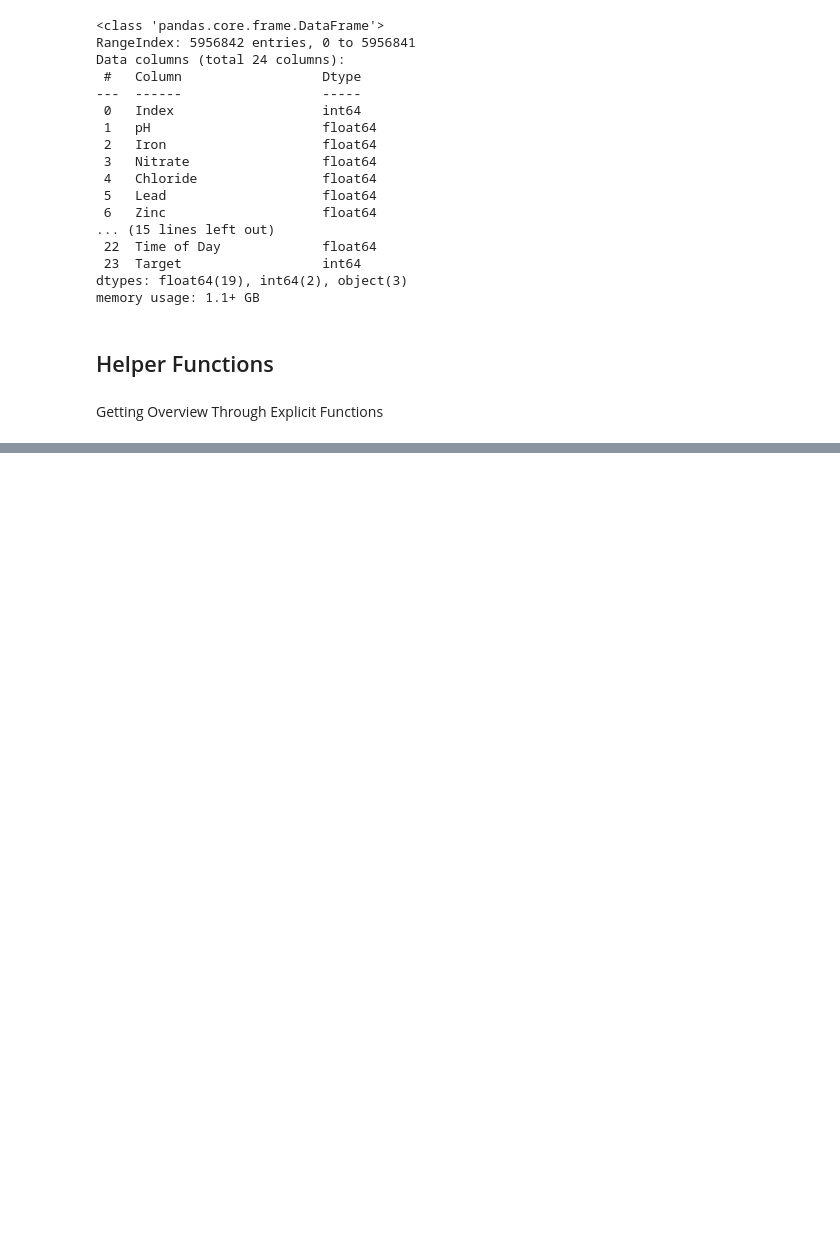
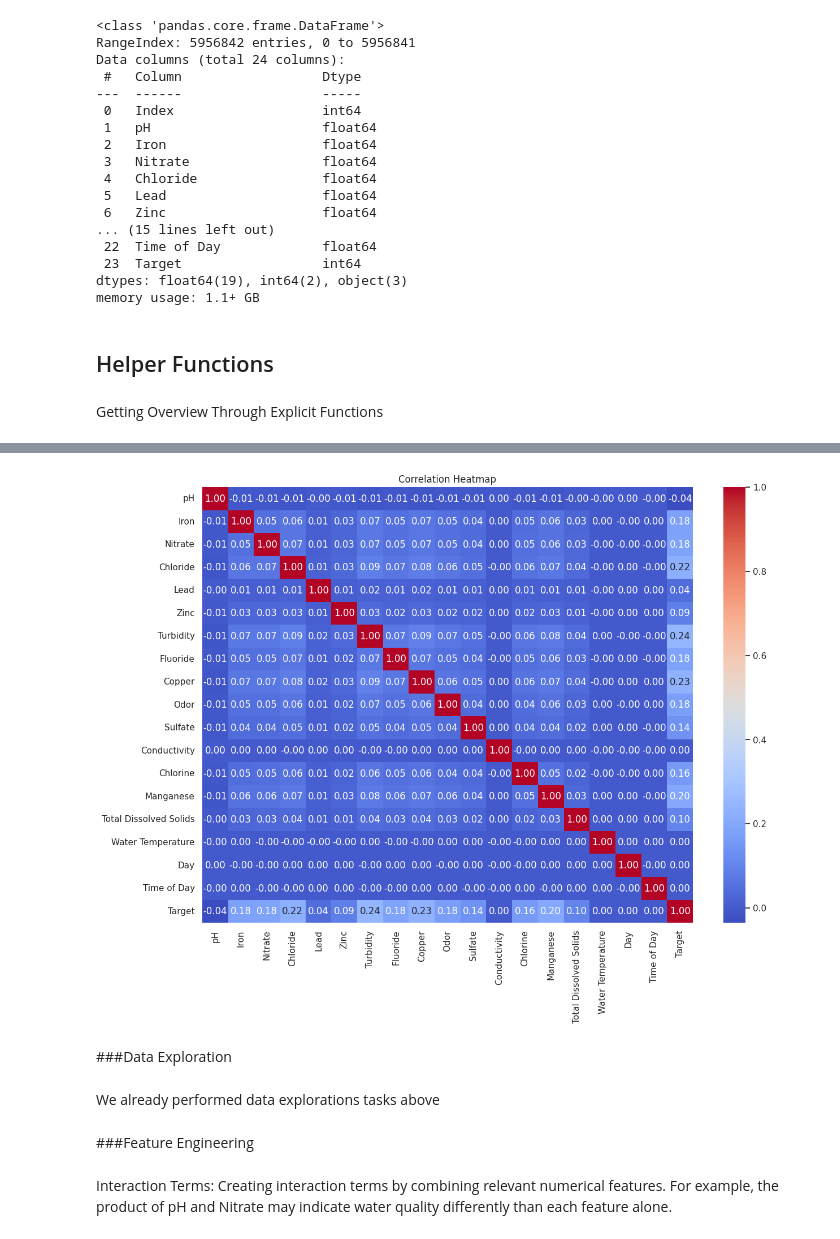
Before and after one commit to drshahizan/Python_EDA, a Jupyter notebook: assignment/ass3/bdm/RAM/ass3.ipynb, the cells around one changed output, grey strips where cells are left out. Drawn from its saved outputs; the diff is of its cells as text; code cells hidden in the pictures; blank space fills up the shorter version.

```diff
--- a/assignment/ass3/bdm/RAM/ass3.ipynb
+++ b/assignment/ass3/bdm/RAM/ass3.ipynb
@@ -272,0 +390,17 @@ df_overview.getOverview()
+# %%
+# Heatmap for correlation matrix
+correlation_matrix = df.corr()
+plt.figure(figsize=(14, 10))
+sns.heatmap(correlation_matrix, annot=True, cmap='coolwarm', fmt=".2f")
+plt.title("Correlation Heatmap")
+plt.show()
+# %% [output]
+[figure, added]
+# %% [markdown]
+###Data Exploration
+# %% [markdown]
+We already performed data explorations tasks above
+# %% [markdown]
+###Feature Engineering
+# %% [markdown]
+Interaction Terms: Creating interaction terms by combining relevant numerical features. For example, the product of pH and Nitrate may indicate water quality differently than each feature alone.
```
Also changed, not shown: parts of 25 cells of this notebook.
